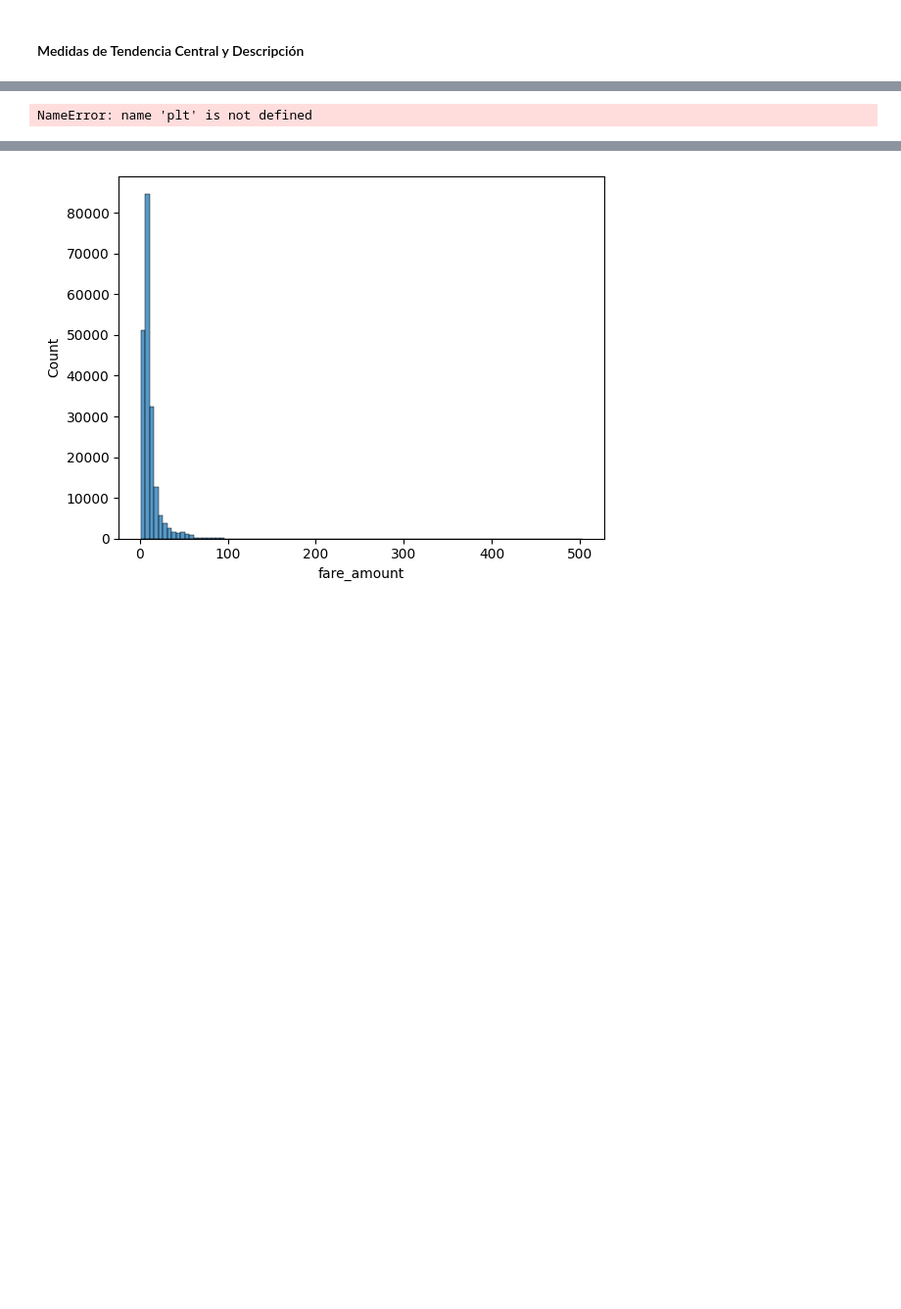
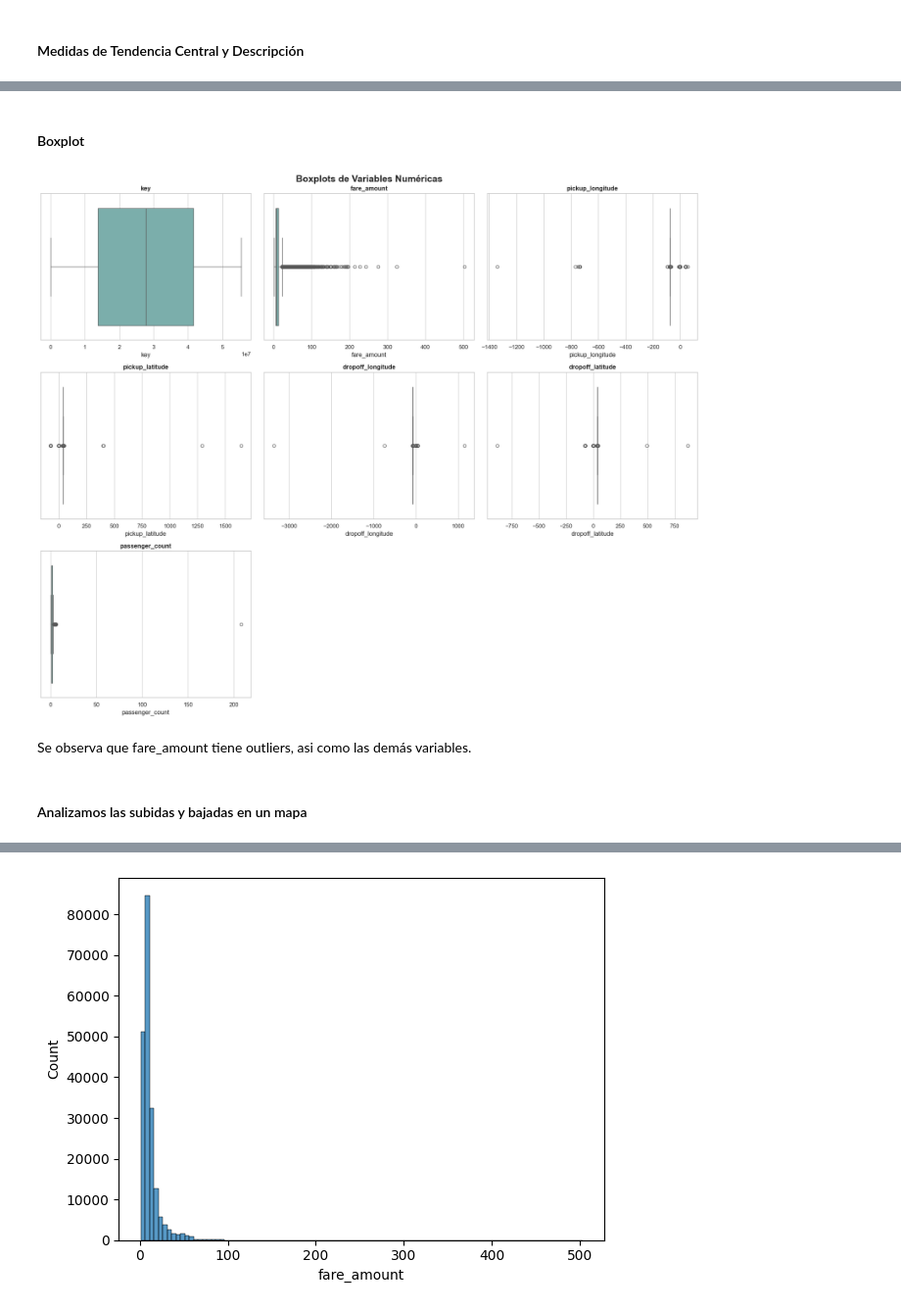
Before and after one commit to programadorarocio/AA1-TUIA-2026C1-Diez-Duvia-Quispe, a Jupyter notebook: TP-regresion-AA1.ipynb, the cells around one changed output, grey strips where cells are left out. Shown at 98% size. Drawn from its saved outputs; the diff is of its cells as text; code cells hidden in the pictures; blank space fills up the shorter version.

```diff
--- a/TP-regresion-AA1.ipynb
+++ b/TP-regresion-AA1.ipynb
@@ -243,32 +309,27 @@ En conjunto, estos resultados justifican la necesidad de aplicar técnicas de li
+# %% [markdown]
+#### Boxplot
 # %%
-fig, axes = plt.subplots(3, 3, figsize=(16, 14))
+fig, axes = plt.subplots(rows, cols, figsize=(18, 5 * rows))
 axes = axes.flatten()
 
 for i, col in enumerate(cols_numericas):
     ax = axes[i]
-    sns.histplot(df[col], kde=False, ax=ax, color='steelblue',
-                 edgecolor='white', alpha=0.7)
 
-    # Lineas de referencia: media y mediana
-    media = df[col].mean()
-    mediana = df[col].median()
-    ax.axvline(media, color='red', linestyle='--', linewidth=1.5,
-               label=f'Media: {media:.2f}')
-    ax.axvline(mediana, color='green', linestyle='-', linewidth=1.5,
-               label=f'Mediana: {mediana:.2f}')
+    sns.boxplot(x=df[col], ax=ax, color='#72B7B2')
 
-    ax.set_title(f'Distribucion de {col}', fontweight='bold')
-    ax.set_xlabel(col)
-    ax.set_ylabel('Frecuencia')
-    ax.legend(fontsize=8)
+    ax.set_title(col, fontsize=12, fontweight='bold')
 
-# Desactivar ejes sobrantes si los hay
-for j in range(len(cols_numericas), len(axes)):
+for j in range(i + 1, len(axes)):
     axes[j].set_visible(False)
 
-plt.suptitle('Distribuciones de Variables Numericas con Media y Mediana',
-             fontsize=16, fontweight='bold', y=1.01)
+plt.suptitle('Boxplots de Variables Numéricas',
+             fontsize=18, fontweight='bold')
+
 plt.tight_layout()
 plt.show()
 # %% [output]
-NameError: name 'plt' is not defined
+[figure, added]
+# %% [markdown]
+Se observa que fare_amount tiene outliers, asi como las demás variables.
+# %% [markdown]
+#### Analizamos las subidas y bajadas en un mapa
```
Also changed, not shown: parts of 22 cells of this notebook.
